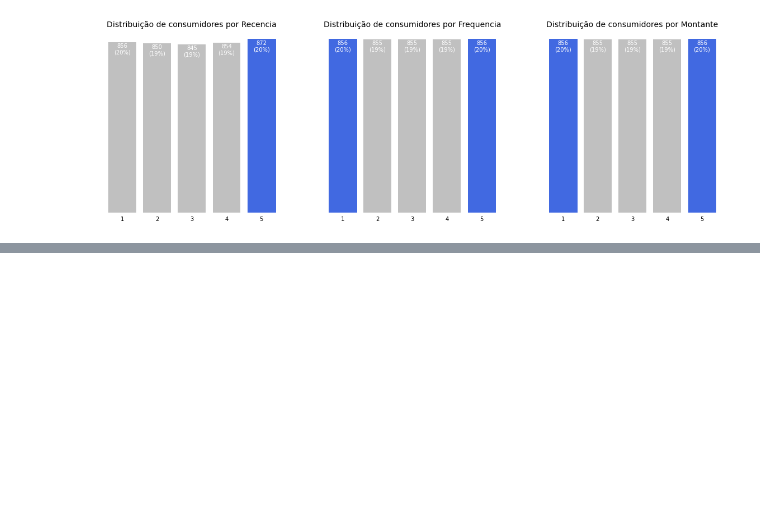
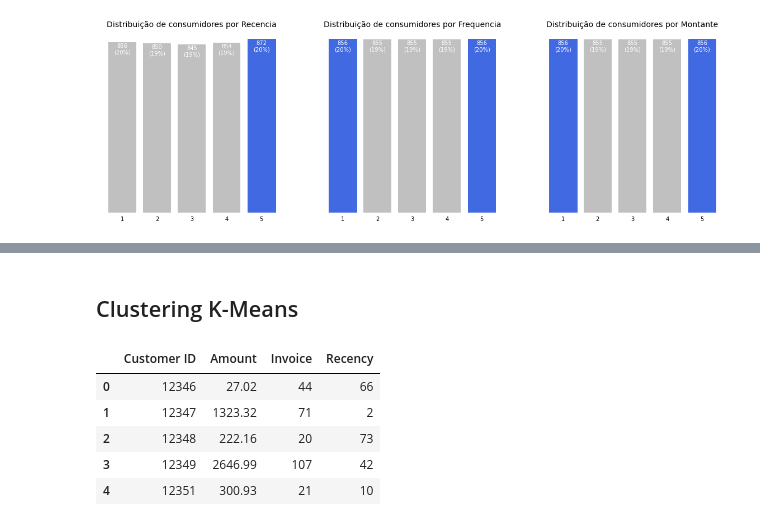
Before and after one commit to wander-asb/Customer_Segmentation, a Jupyter notebook: Segmentação_de_consumidores.ipynb, the cells around one changed output, grey strips where cells are left out. Saved outputs shown, nothing was run; the diff lists cells and outputs as text; code cells hidden in the pictures; blank space fills up the shorter version.

```diff
--- a/Segmentação_de_consumidores.ipynb
+++ b/Segmentação_de_consumidores.ipynb
@@ -241,0 +244,13 @@ plt.show()
+# %% [markdown]
+## Clustering K-Means
+# %%
+#Base de dados que será utilizado para o modelo de K-Means
+df_model = rfm_dataframe[['Customer ID','Amount', 'Invoice', 'Recency']]
+df_model.head()
+# %% [output]
+|  | Customer ID | Amount | Invoice | Recency |
+| 0 | 12346 | 27.02 | 44 | 66 |
+| 1 | 12347 | 1323.32 | 71 | 2 |
+| 2 | 12348 | 222.16 | 20 | 73 |
+| 3 | 12349 | 2646.99 | 107 | 42 |
+| 4 | 12351 | 300.93 | 21 | 10 |
```
Also changed, not shown: parts of 8 cells of this notebook.
